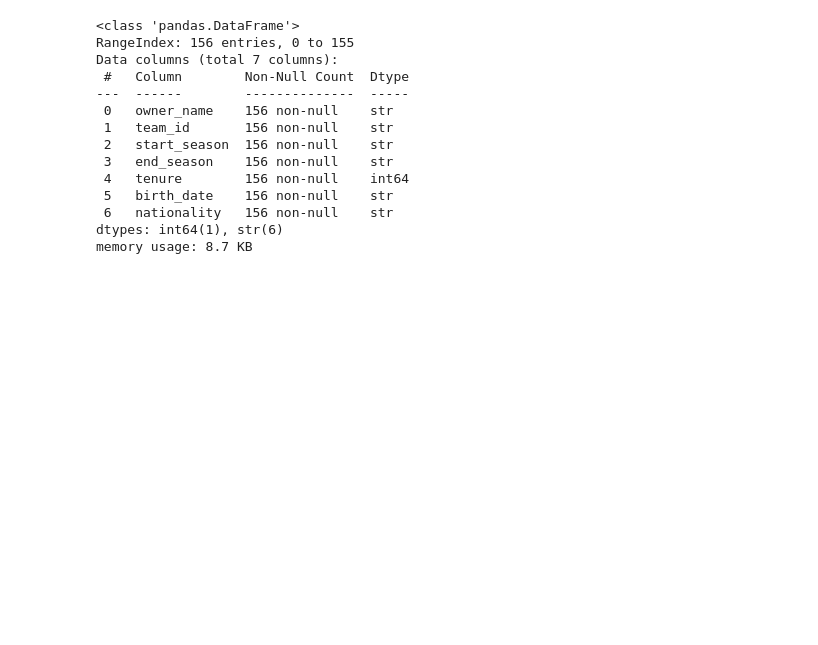
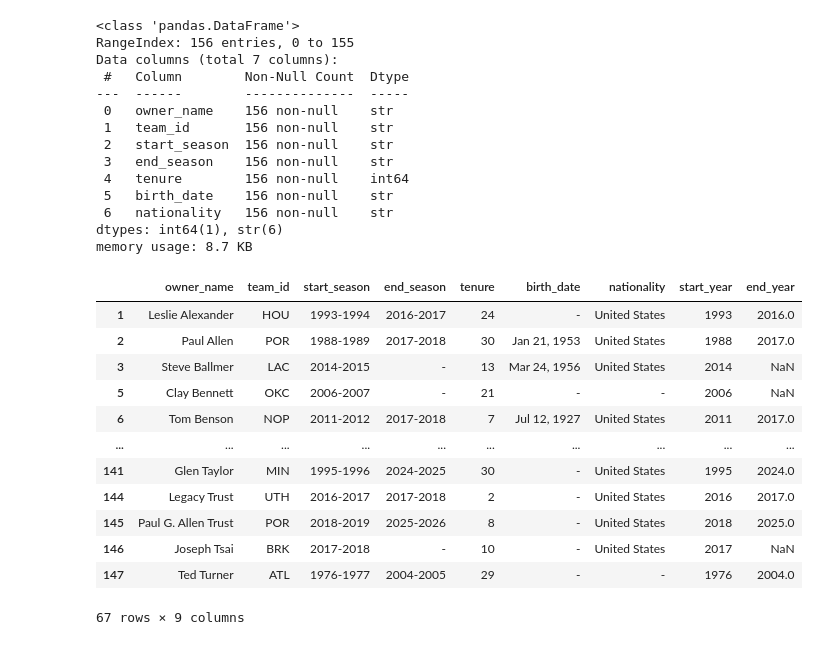
Before and after one commit to jtran226/nba_economics, a Jupyter notebook: notebooks/16_s16_nba_owners.ipynb, the cells around one changed output. Saved outputs shown, nothing was run; the diff lists cells and outputs as text; code cells hidden in the pictures; blank space fills up the shorter version.

```diff
--- a/notebooks/16_s16_nba_owners.ipynb
+++ b/notebooks/16_s16_nba_owners.ipynb
@@ -77 +81,17 @@ overlap_mask = started_in_time & ended_in_time
 owners_filtered = owners_list.loc[overlap_mask].copy()
+# %%
+display(owners_filtered)
+# %% [output]
+|  | owner_name | team_id | start_season | end_season | tenure | birth_date | nationality | start_year | end_year |
+| 1 | Leslie Alexander | HOU | 1993-1994 | 2016-2017 | 24 | - | United States | 1993 | 2016.0 |
+| 2 | Paul Allen | POR | 1988-1989 | 2017-2018 | 30 | Jan 21, 1953 | United States | 1988 | 2017.0 |
+| 3 | Steve Ballmer | LAC | 2014-2015 | - | 13 | Mar 24, 1956 | United States | 2014 | NaN |
+| 5 | Clay Bennett | OKC | 2006-2007 | - | 21 | - | - | 2006 | NaN |
+| 6 | Tom Benson | NOP | 2011-2012 | 2017-2018 | 7 | Jul 12, 1927 | United States | 2011 | 2017.0 |
+| ... | ... | ... | ... | ... | ... | ... | ... | ... | ... |
+| 141 | Glen Taylor | MIN | 1995-1996 | 2024-2025 | 30 | - | United States | 1995 | 2024.0 |
+| 144 | Legacy Trust | UTH | 2016-2017 | 2017-2018 | 2 | - | United States | 2016 | 2017.0 |
+| 145 | Paul G. Allen Trust | POR | 2018-2019 | 2025-2026 | 8 | - | United States | 2018 | 2025.0 |
+| 146 | Joseph Tsai | BRK | 2017-2018 | - | 10 | - | United States | 2017 | NaN |
+| 147 | Ted Turner | ATL | 1976-1977 | 2004-2005 | 29 | - | - | 1976 | 2004.0 |
+67 rows × 9 columns
```
Also changed, not shown: parts of 18 cells of this notebook, 22 other files.
